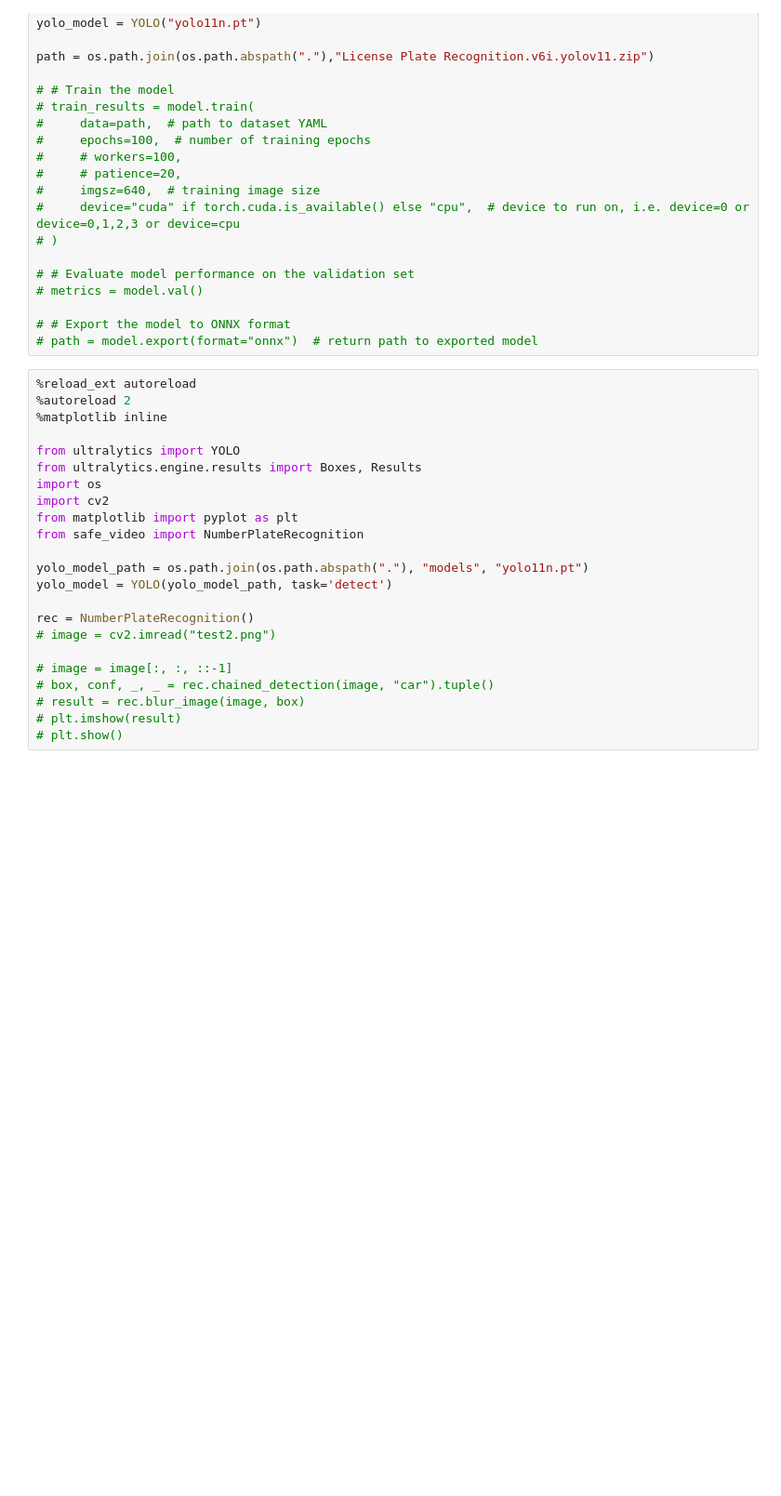
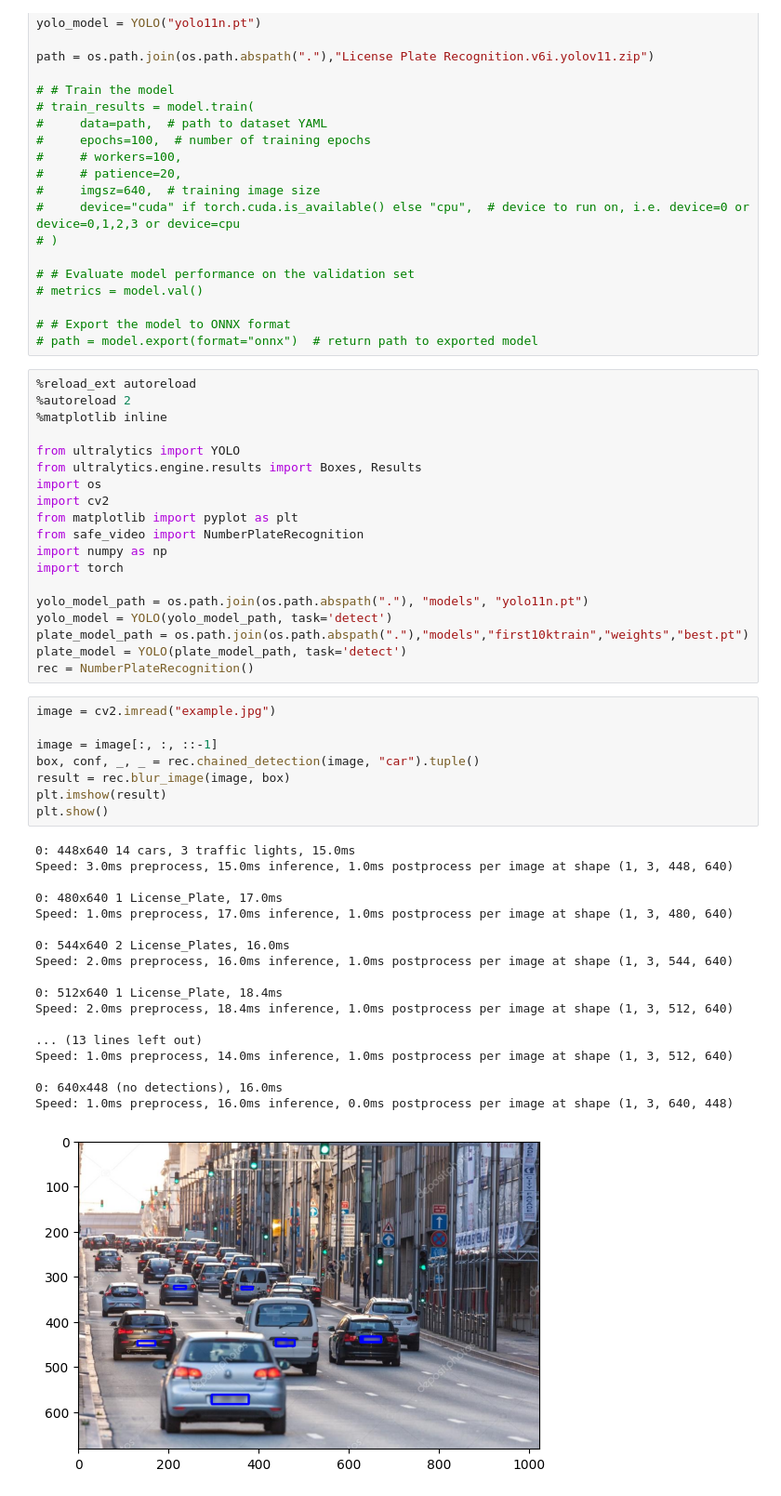
Before and after one commit to TheDying0fLight/NumberPlateRecognition, a Jupyter notebook: test.ipynb, the cells around one changed output. Shown at 93% size. Saved outputs shown, nothing was run; the diff lists cells and outputs as text; blank space fills up the shorter version.

```diff
--- a/test.ipynb
+++ b/test.ipynb
@@ -42,18 +42,41 @@ import os
 import cv2
 from matplotlib import pyplot as plt
 from safe_video import NumberPlateRecognition
+import numpy as np
+import torch
 
 yolo_model_path = os.path.join(os.path.abspath("."), "models", "yolo11n.pt")
 yolo_model = YOLO(yolo_model_path, task='detect')
-
+plate_model_path = os.path.join(os.path.abspath("."),"models","first10ktrain","weights","best.pt")
+plate_model = YOLO(plate_model_path, task='detect')
 rec = NumberPlateRecognition()
-# image = cv2.imread("test2.png")
-
-# image = image[:, :, ::-1]
-# box, conf, _, _ = rec.chained_detection(image, "car").tuple()
-# result = rec.blur_image(image, box)
-# plt.imshow(result)
-# plt.show()
+# %%
+image = cv2.imread("example.jpg")
+
+image = image[:, :, ::-1]
+box, conf, _, _ = rec.chained_detection(image, "car").tuple()
+result = rec.blur_image(image, box)
+plt.imshow(result)
+plt.show()
+# %% [output]
+0: 448x640 14 cars, 3 traffic lights, 15.0ms
+Speed: 3.0ms preprocess, 15.0ms inference, 1.0ms postprocess per image at shape (1, 3, 448, 640)
+
+0: 480x640 1 License_Plate, 17.0ms
+Speed: 1.0ms preprocess, 17.0ms inference, 1.0ms postprocess per image at shape (1, 3, 480, 640)
+
+0: 544x640 2 License_Plates, 16.0ms
+Speed: 2.0ms preprocess, 16.0ms inference, 1.0ms postprocess per image at shape (1, 3, 544, 640)
+
+0: 512x640 1 License_Plate, 18.4ms
+Speed: 2.0ms preprocess, 18.4ms inference, 1.0ms postprocess per image at shape (1, 3, 512, 640)
+
+... (13 lines left out)
+Speed: 1.0ms preprocess, 14.0ms inference, 1.0ms postprocess per image at shape (1, 3, 512, 640)
+
+0: 640x448 (no detections), 16.0ms
+Speed: 1.0ms preprocess, 16.0ms inference, 0.0ms postprocess per image at shape (1, 3, 640, 448)
+[figure, added]
 # %%
 display_width = 1200
 display_height = 800
```
Also changed, not shown: parts of 1 cell of this notebook.
